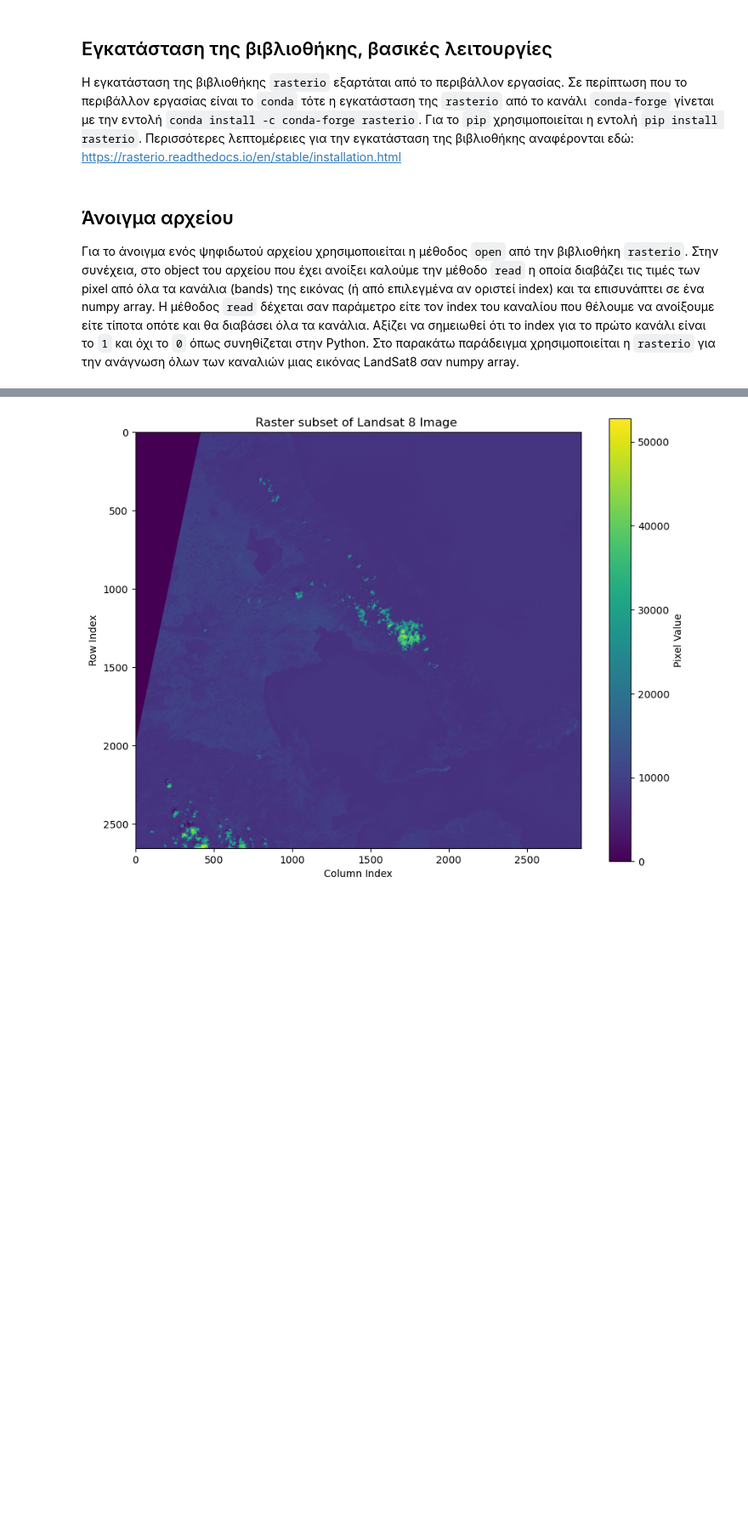
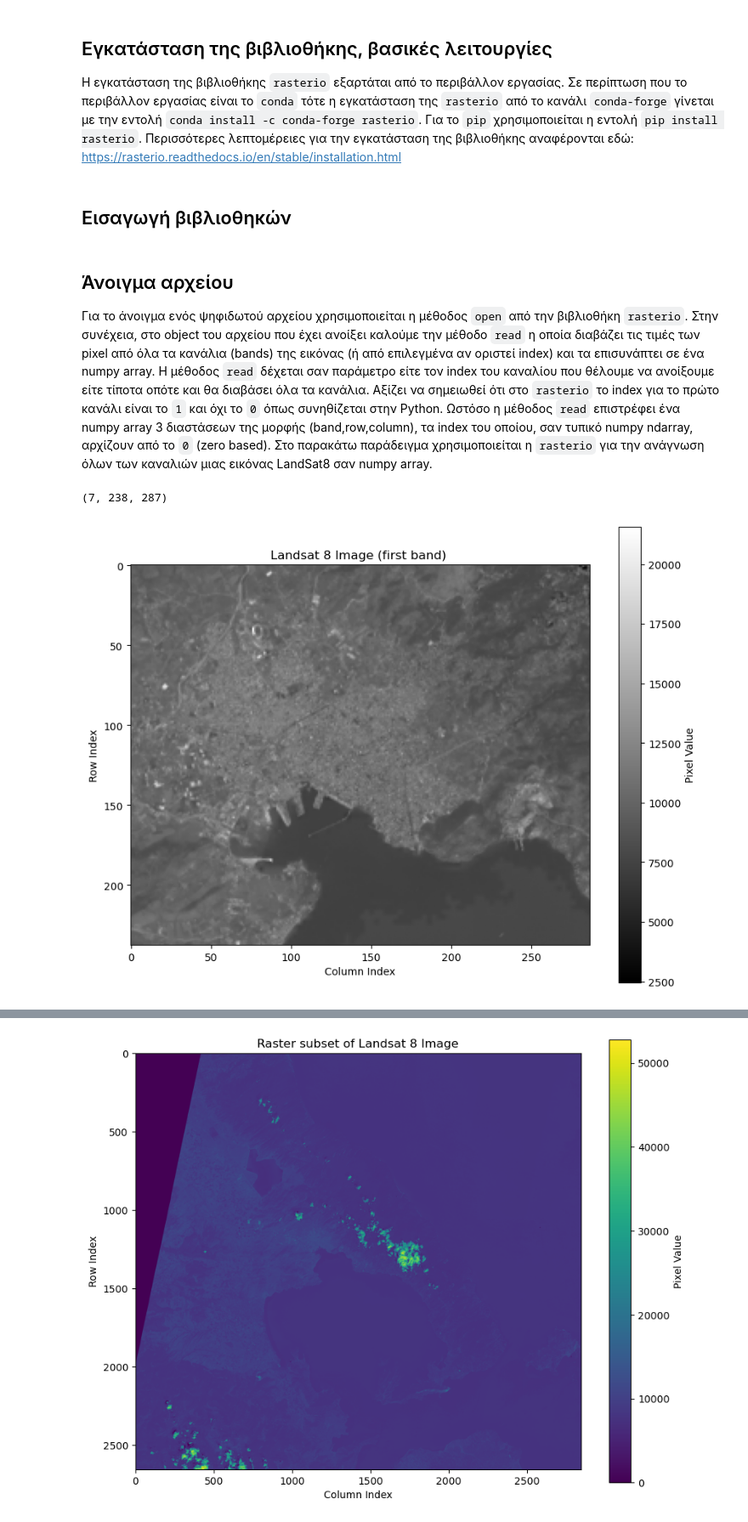
Before and after one commit to kokkytos/programming, a Jupyter notebook: _build/jupyter_execute/notebooks/Lesson_12.ipynb, the cells around one changed output, grey strips where cells are left out. Shown at 85% size. Cells and saved outputs as stored; diff of their text form; code cells hidden in the pictures; blank space fills up the shorter version.

```diff
--- a/_build/jupyter_execute/notebooks/Lesson_12.ipynb
+++ b/_build/jupyter_execute/notebooks/Lesson_12.ipynb
@@ -8,3 +8,5 @@
 # %% [markdown]
 ## Εγκατάσταση της βιβλιοθήκης, βασικές λειτουργίες
 Η εγκατάσταση της βιβλιοθήκης `rasterio` εξαρτάται από το περιβάλλον εργασίας. Σε περίπτωση που το περιβάλλον εργασίας είναι το `conda` τότε η εγκατάσταση της `rasterio` από το κανάλι `conda-forge` γίνεται με την εντολή  `conda install -c conda-forge rasterio`. Για το `pip` χρησιμοποιείται η εντολή `pip install rasterio`. Περισσότερες λεπτομέρειες για την εγκατάσταση της βιβλιοθήκης αναφέρονται εδώ: https://rasterio.readthedocs.io/en/stable/installation.html
+# %% [markdown]
+## Εισαγωγή βιβλιοθηκών
@@ -11,3 +18,3 @@
 # %% [markdown]
 ## Άνοιγμα αρχείου
-Για το άνοιγμα ενός ψηφιδωτού αρχείου χρησιμοποιείται η μέθοδος `open` από την βιβλιοθήκη `rasterio`. Στην συνέχεια, στο object του αρχείου που έχει ανοίξει καλούμε την μέθοδο `read` η οποία διαβάζει τις τιμές των pixel από όλα τα κανάλια (bands) της εικόνας (ή από επιλεγμένα αν οριστεί index) και τα επισυνάπτει σε ένα numpy array. Η μέθοδος `read` δέχεται σαν παράμετρο είτε τον index του καναλίου που θέλουμε να ανοίξουμε είτε τίποτα οπότε και θα διαβάσει όλα τα κανάλια. Αξίζει να σημειωθεί ότι το index για το πρώτο κανάλι είναι το `1` και όχι το `0` όπως συνηθίζεται στην Python. Στο παρακάτω παράδειγμα χρησιμοποιείται η  `rasterio` για την ανάγνωση όλων των καναλιών μιας εικόνας LandSat8 σαν numpy array.
+Για το άνοιγμα ενός ψηφιδωτού αρχείου χρησιμοποιείται η μέθοδος `open` από την βιβλιοθήκη `rasterio`. Στην συνέχεια, στο object του αρχείου που έχει ανοίξει καλούμε την μέθοδο `read` η οποία διαβάζει τις τιμές των pixel από όλα τα κανάλια (bands) της εικόνας (ή από επιλεγμένα αν οριστεί index) και τα επισυνάπτει σε ένα numpy array. Η μέθοδος `read` δέχεται σαν παράμετρο είτε τον index του καναλίου που θέλουμε να ανοίξουμε είτε τίποτα οπότε και θα διαβάσει όλα τα κανάλια. Αξίζει να σημειωθεί ότι στο `rasterio` το index για το πρώτο κανάλι είναι το `1` και όχι το `0` όπως συνηθίζεται στην Python.  Ωστόσο η μέθοδος `read` επιστρέφει ένα numpy array 3 διαστάσεων της μορφής (band,row,column), τα index του οποίου, σαν τυπικό numpy ndarray, αρχίζουν από το `0` (zero based). Στο παρακάτω παράδειγμα χρησιμοποιείται η  `rasterio` για την ανάγνωση όλων των καναλιών μιας εικόνας LandSat8 σαν numpy array.
@@ -24 +21,24 @@ with rasterio.open(path) as src:
+# %%
+# Source: Landsat 8-9 OLI/TIRS Collection 2 Level-2 Science Products
+# https://www.usgs.gov/centers/eros/science/usgs-eros-archive-landsat-archives-landsat-8-9-olitirs-collection-2-level-2
+path = 'LC08_L2SP_183033_20250906_20250912_02_T1_SR_VOLOS.tif'
+
+with rasterio.open(path) as src:
+    data = src.read() # ανάγνωση όλων των καναλιών
+    print(data.shape)
+# %% [output]
+(7, 238, 287)
+# %%
+# Οπτικοποίηση του 'data' array, first band
+band_index= 0
+
+plt.figure(figsize=(10, 8))
+img = plt.imshow(data[band_index,::], cmap=plt.cm.gray )  # 'viridis': χρωματική παλέτα για συνεχή δεδομένα
+plt.colorbar(img, label='Pixel Value') # υπόμνημα
+plt.title("Landsat 8 Image (first band) ")
+plt.xlabel("Column Index")
+plt.ylabel("Row Index")
+plt.show()
+# %% [output]
+[figure, added]
 # %% [markdown]
```
Also changed, not shown: parts of 40 cells of this notebook, 37 other files.
